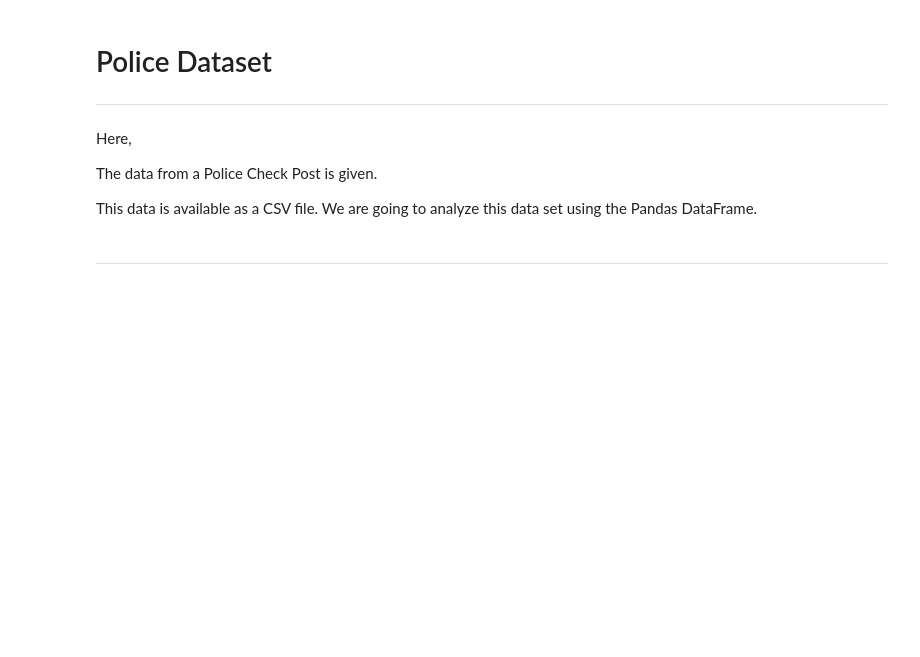
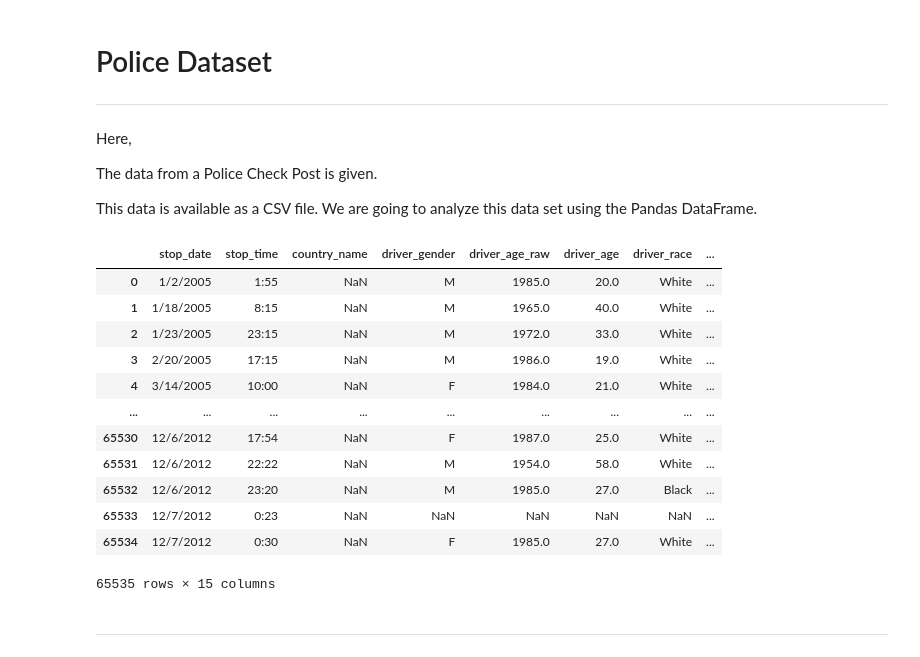
Before and after one commit to anupupadhaya123/data_analysis_python, a Jupyter notebook: Police_Analysis.ipynb, the cells around one changed output. Cells and saved outputs as stored; diff of their text form; code cells hidden in the pictures; blank space fills up the shorter version.

Commit message:
Analysis of data sets completed: 'Group by,Describe,mean and so on used

```diff
--- a/Police_Analysis.ipynb
+++ b/Police_Analysis.ipynb
@@ -15,3 +17,21 @@ This data is available as a CSV file. We are going to analyze this data set usin
+# %%
+data = pd.read_csv(r"E:\python\data_analysis_python\3. Police Data.csv")
+# %%
+data
+# %% [output]
+|  | stop_date | stop_time | country_name | driver_gender | driver_age_raw | driver_age | driver_race | ... |
+| 0 | 1/2/2005 | 1:55 | NaN | M | 1985.0 | 20.0 | White | ... |
+| 1 | 1/18/2005 | 8:15 | NaN | M | 1965.0 | 40.0 | White | ... |
+| 2 | 1/23/2005 | 23:15 | NaN | M | 1972.0 | 33.0 | White | ... |
+| 3 | 2/20/2005 | 17:15 | NaN | M | 1986.0 | 19.0 | White | ... |
+| 4 | 3/14/2005 | 10:00 | NaN | F | 1984.0 | 21.0 | White | ... |
+| ... | ... | ... | ... | ... | ... | ... | ... | ... |
+| 65530 | 12/6/2012 | 17:54 | NaN | F | 1987.0 | 25.0 | White | ... |
+| 65531 | 12/6/2012 | 22:22 | NaN | M | 1954.0 | 58.0 | White | ... |
+| 65532 | 12/6/2012 | 23:20 | NaN | M | 1985.0 | 27.0 | Black | ... |
+| 65533 | 12/7/2012 | 0:23 | NaN | NaN | NaN | NaN | NaN | ... |
+| 65534 | 12/7/2012 | 0:30 | NaN | F | 1985.0 | 27.0 | White | ... |
+65535 rows × 15 columns
 # %% [markdown]
 ----
 # %% [markdown]
```
Also changed, not shown: parts of 14 cells of this notebook.
